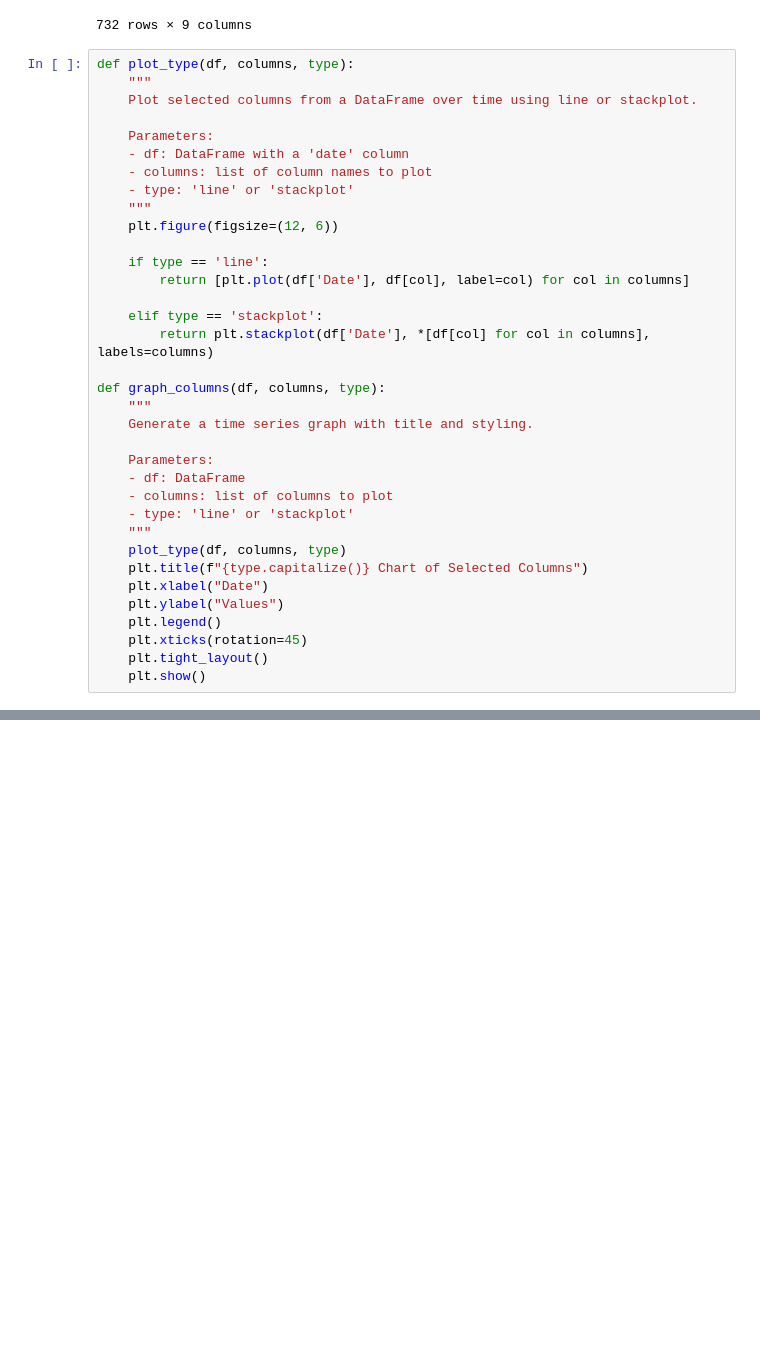
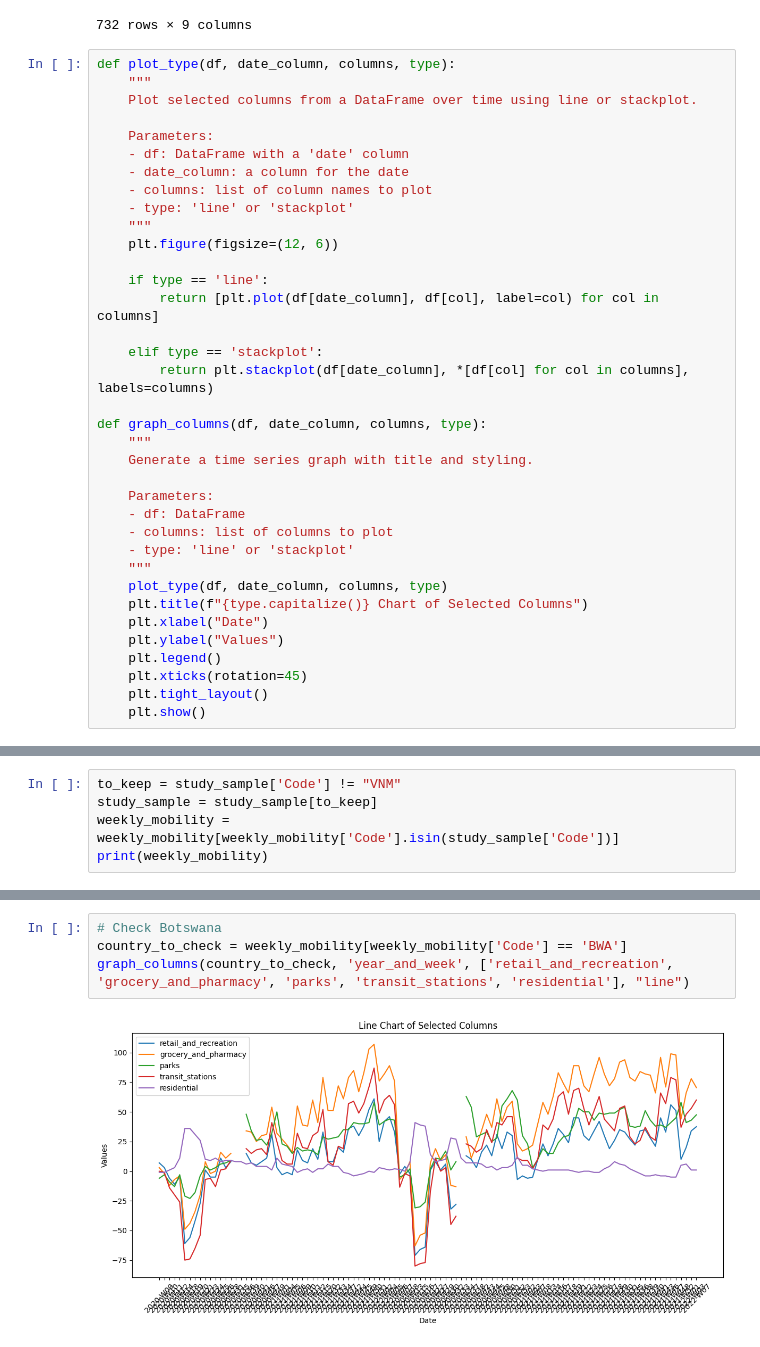
Before and after one commit to biogear13/country-factors-mobility, a Jupyter notebook: data_cleaning_and_feature_selection.ipynb, the cells around one changed output, grey strips where cells are left out. Cells and saved outputs as stored; diff of their text form; blank space fills up the shorter version.

```diff
--- a/data_cleaning_and_feature_selection.ipynb
+++ b/data_cleaning_and_feature_selection.ipynb
@@ -972,24 +969,25 @@ vietnam
 | 2195 | Vietnam | 2022-02-15 | -12.0 | 16.0 | -6.0 | -27.0 | NaN | ... |
 732 rows × 9 columns
 # %%
-def plot_type(df, columns, type):
+def plot_type(df, date_column, columns, type):
     """
     Plot selected columns from a DataFrame over time using line or stackplot.
 
     Parameters:
     - df: DataFrame with a 'date' column
+    - date_column: a column for the date
     - columns: list of column names to plot
     - type: 'line' or 'stackplot'
     """
     plt.figure(figsize=(12, 6))
 
     if type == 'line':
-        return [plt.plot(df['Date'], df[col], label=col) for col in columns]
+        return [plt.plot(df[date_column], df[col], label=col) for col in columns]
 
     elif type == 'stackplot':
-        return plt.stackplot(df['Date'], *[df[col] for col in columns], labels=columns)
+        return plt.stackplot(df[date_column], *[df[col] for col in columns], labels=columns)
 
-def graph_columns(df, columns, type):
+def graph_columns(df, date_column, columns, type):
     """
     Generate a time series graph with title and styling.
 
@@ -998,7 +996,7 @@ def graph_columns(df, columns, type):
     - columns: list of columns to plot
     - type: 'line' or 'stackplot'
     """
-    plot_type(df, columns, type)
+    plot_type(df, date_column, columns, type)
     plt.title(f"{type.capitalize()} Chart of Selected Columns")
     plt.xlabel("Date")
     plt.ylabel("Values")
@@ -1022,0 +1161,5 @@ It seems that Gabon and Vietnam have features that have more than 10% missing I
+# %%
+to_keep = study_sample['Code'] != "VNM"
+study_sample = study_sample[to_keep]
+weekly_mobility = weekly_mobility[weekly_mobility['Code'].isin(study_sample['Code'])]
+print(weekly_mobility)
@@ -1022,0 +1184,6 @@ It seems that Gabon and Vietnam have features that have more than 10% missing I
+# %%
+# Check Botswana
+country_to_check = weekly_mobility[weekly_mobility['Code'] == 'BWA']
+graph_columns(country_to_check, 'year_and_week', ['retail_and_recreation', 'grocery_and_pharmacy', 'parks', 'transit_stations', 'residential'], "line")
+# %% [output]
+[figure, added]
```
Also changed, not shown: parts of 26 cells of this notebook.
